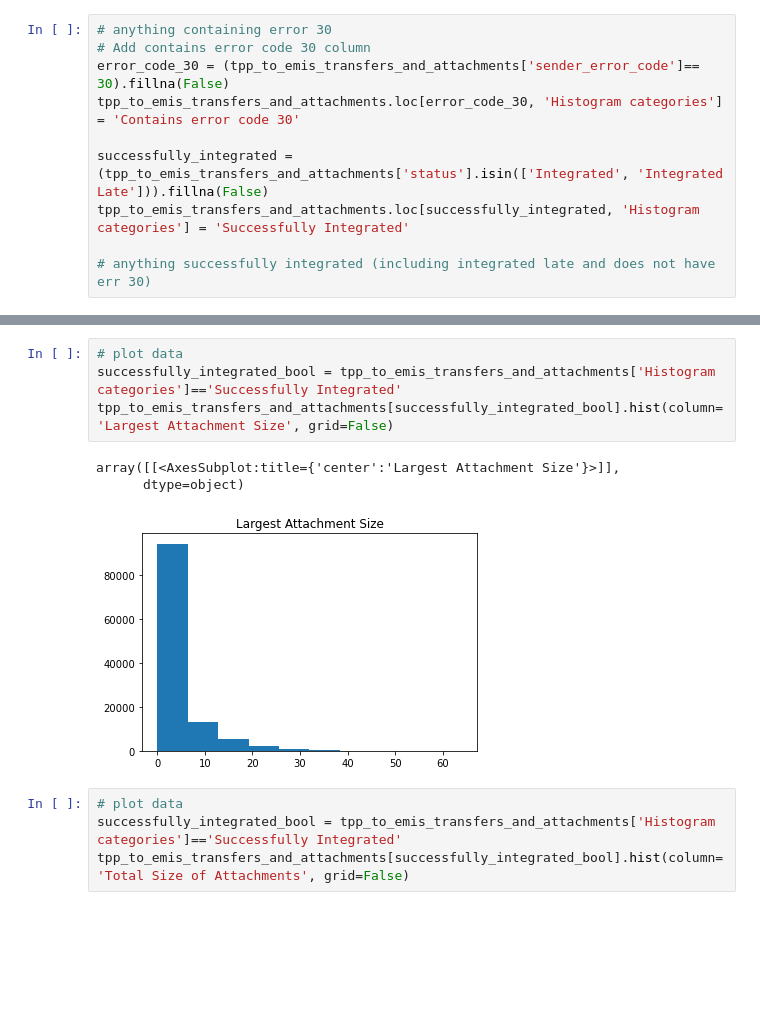
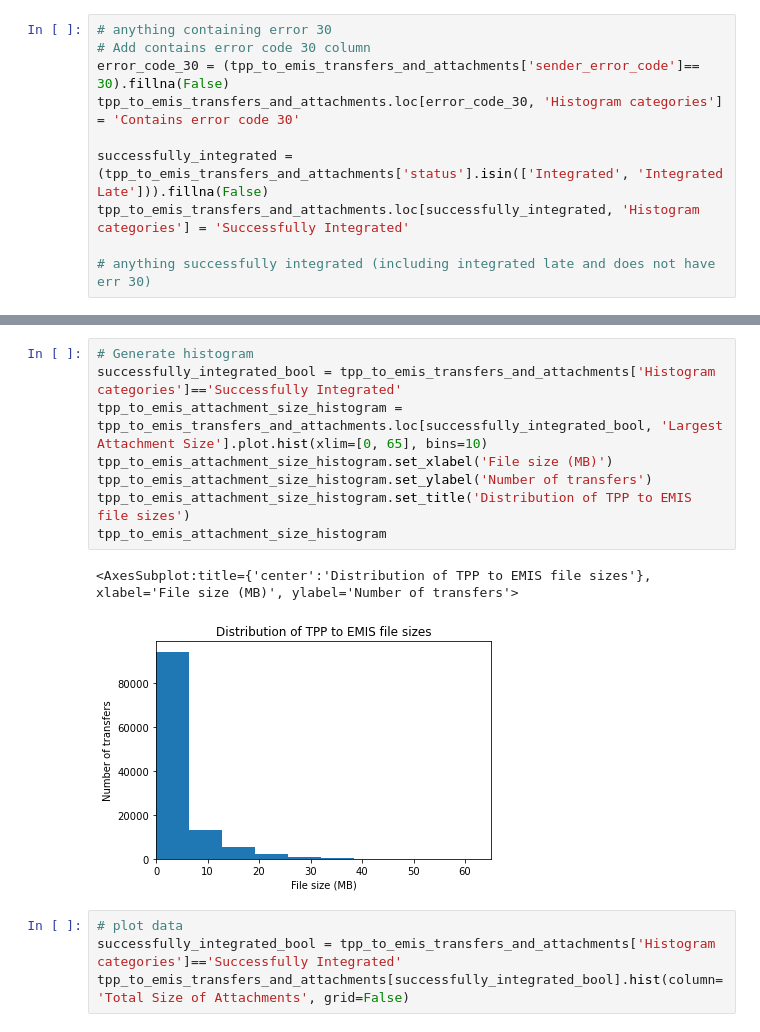
Before and after one commit to nhsconnect/prm-gp2gp-data-sandbox, a Jupyter notebook: notebooks/48-PRMT-2131-tpp-to-emis-feb21-attachments.ipynb, the cells around one changed output, grey strips where cells are left out. Drawn from its saved outputs; the diff is of its cells as text; blank space fills up the shorter version.

Commit message:
PRMT-2131 [JF/HZ] Add labels to histograms for readability

```diff
--- a/notebooks/48-PRMT-2131-tpp-to-emis-feb21-attachments.ipynb
+++ b/notebooks/48-PRMT-2131-tpp-to-emis-feb21-attachments.ipynb
@@ -207,12 +208,15 @@ tpp_to_emis_transfers_and_attachments[has_error_30_cat].sample(5)
 5 rows × 21 columns
-# %%
-# plot data
-successfully_integrated_bool = tpp_to_emis_transfers_and_attachments['Histogram categories']=='Successfully Integrated'
-tpp_to_emis_transfers_and_attachments[successfully_integrated_bool].hist(column='Largest Attachment Size', grid=False)
-# %% [output]
-array([[<AxesSubplot:title={'center':'Largest Attachment Size'}>]],
-      dtype=object)
-[figure, removed]
+# %%
+# Generate histogram
+successfully_integrated_bool = tpp_to_emis_transfers_and_attachments['Histogram categories']=='Successfully Integrated'
+tpp_to_emis_attachment_size_histogram = tpp_to_emis_transfers_and_attachments.loc[successfully_integrated_bool, 'Largest Attachment Size'].plot.hist(xlim=[0, 65], bins=10)
+tpp_to_emis_attachment_size_histogram.set_xlabel('File size (MB)')
+tpp_to_emis_attachment_size_histogram.set_ylabel('Number of transfers')
+tpp_to_emis_attachment_size_histogram.set_title('Distribution of TPP to EMIS file sizes')
+tpp_to_emis_attachment_size_histogram
+# %% [output]
+<AxesSubplot:title={'center':'Distribution of TPP to EMIS file sizes'}, xlabel='File size (MB)', ylabel='Number of transfers'>
+[figure, added]
 # %%
 # plot data
 successfully_integrated_bool = tpp_to_emis_transfers_and_attachments['Histogram categories']=='Successfully Integrated'
```
Also changed, not shown: parts of 5 cells of this notebook.
